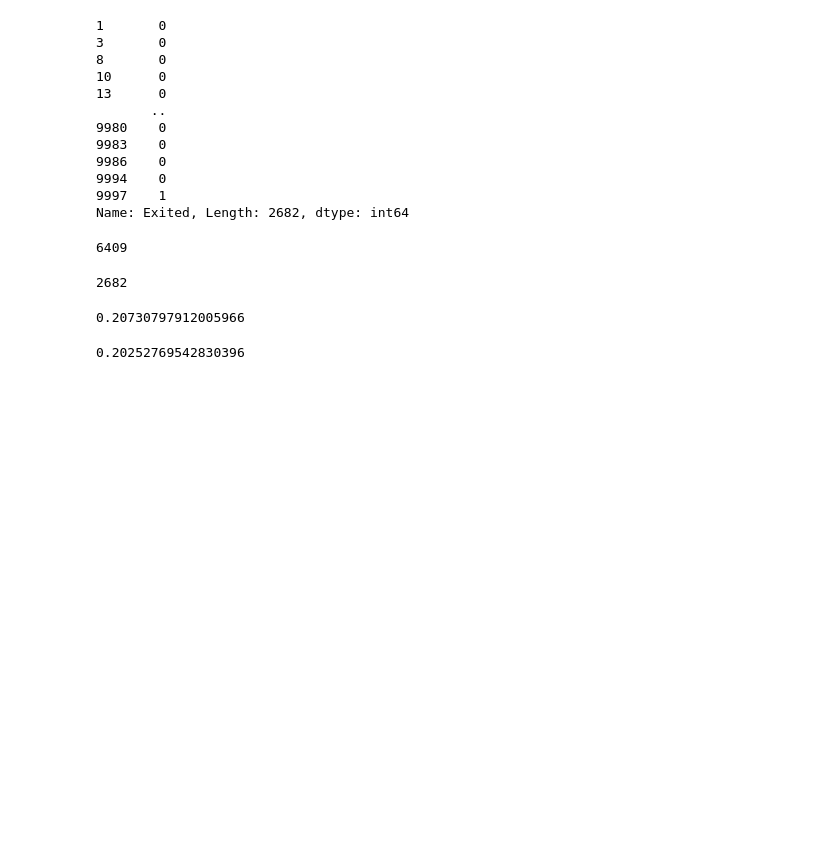
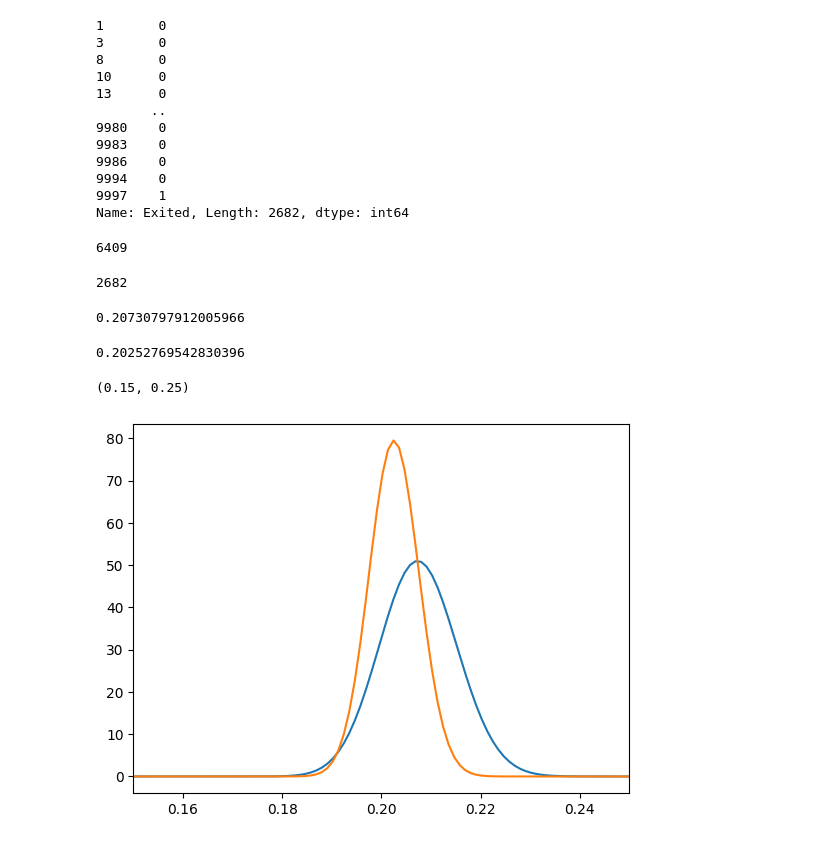
Before and after one commit to maximarbuzov/maxim, a Jupyter notebook: Untitled4.ipynb, the cells around one changed output. Cells and saved outputs as stored; diff of their text form; code cells hidden in the pictures; blank space fills up the shorter version.

```diff
--- a/Untitled4.ipynb
+++ b/Untitled4.ipynb
@@ -96,0 +99,4 @@ conversion_rate_B
+# %%
+posterior_A=beta(conversion_rate_A*len(no_card_clients)+1,(1-conversion_rate_A)*len(no_card_clients)+1)
+# %%
+posterior_B=beta(conversion_rate_B*len(card_clients)+1,(1-conversion_rate_B)*len(card_clients)+1)
@@ -96,0 +105,7 @@ conversion_rate_B
+# %%
+plt.plot(np.linspace(0,1,900),posterior_A.pdf(np.linspace(0,1,900)))
+plt.plot(np.linspace(0,1,900),posterior_B.pdf(np.linspace(0,1,900)))
+plt.xlim(0.15,0.25)
+# %% [output]
+(0.15, 0.25)
+[figure, added]
```
Also changed, not shown: parts of 3 cells of this notebook.
